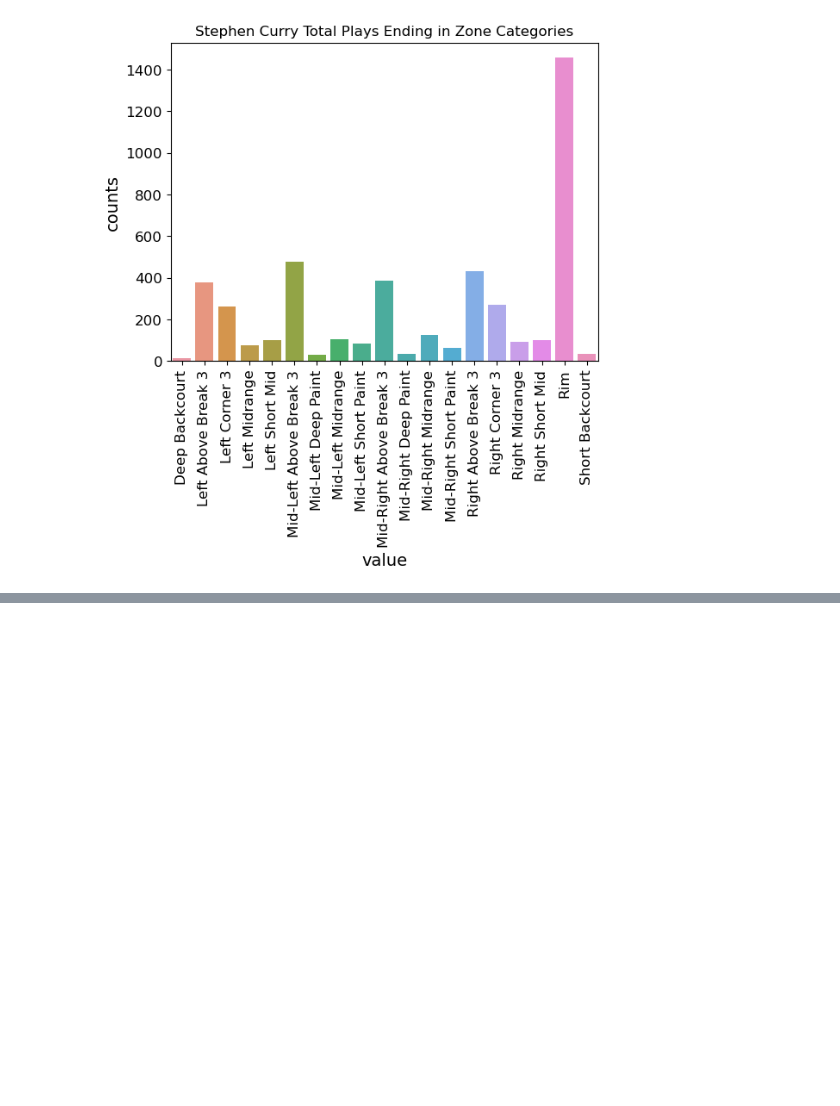
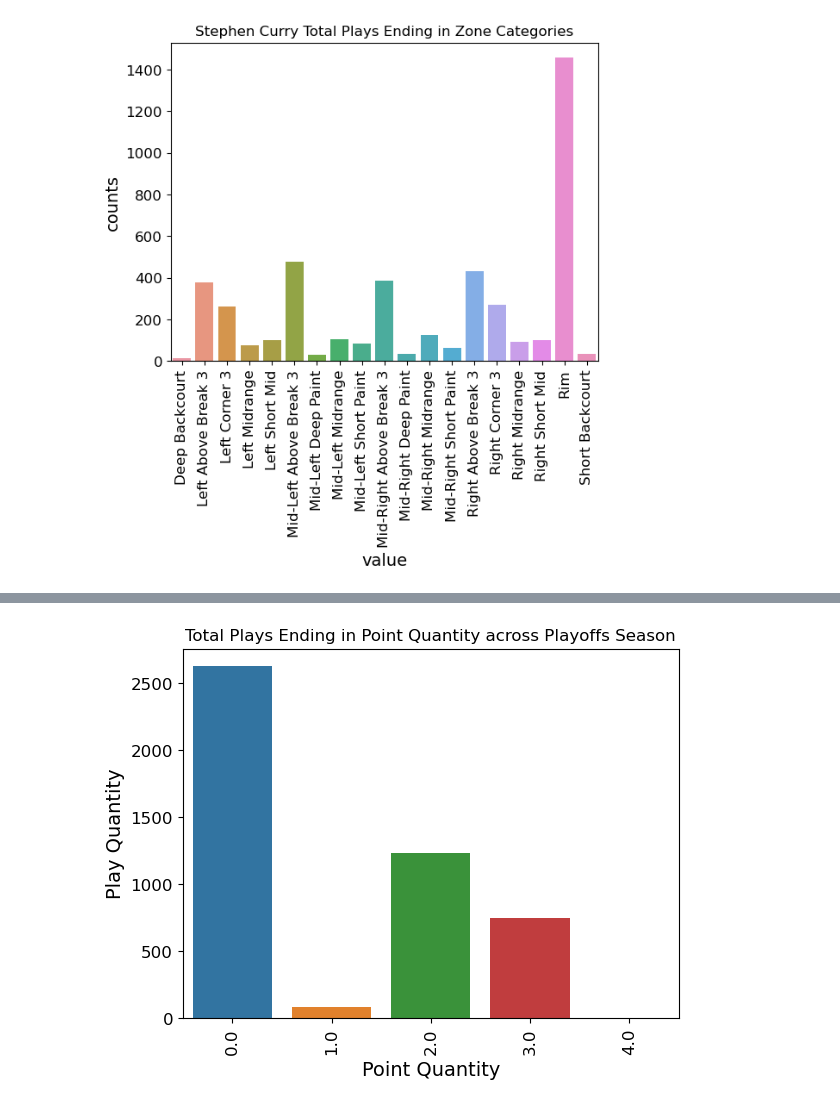
Before and after one commit to mikafur32/syracuseBasketballCompetition, a Jupyter notebook: Multi-index-stats.ipynb, the cells around one changed output, grey strips where cells are left out. Cells and saved outputs as stored; diff of their text form; code cells hidden in the pictures; blank space fills up the shorter version.

```diff
--- a/Multi-index-stats.ipynb
+++ b/Multi-index-stats.ipynb
@@ -254,0 +308,5 @@ plt.xticks(rotation = 90);
+# %%
+points_counts_playoffs_hist = sns.barplot(data = points_counts_playoffs, x = "index", y = "points").set(title = "Total Plays Ending in Point Quantity across Playoffs Season", xlabel = "Point Quantity", ylabel = "Play Quantity")
+plt.xticks(rotation = 90);
+# %% [output]
+[figure, added]
```
Also changed, not shown: parts of 13 cells of this notebook, 20 other files.
